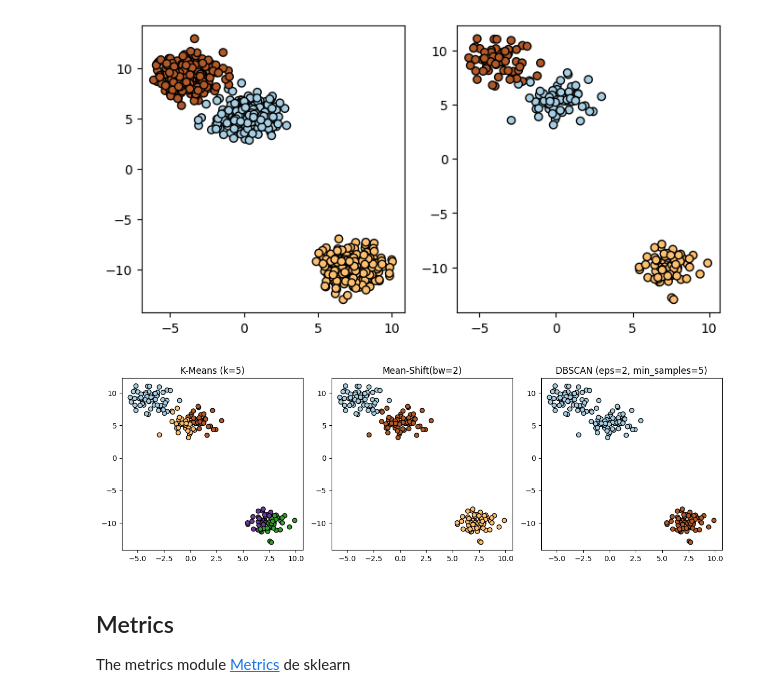
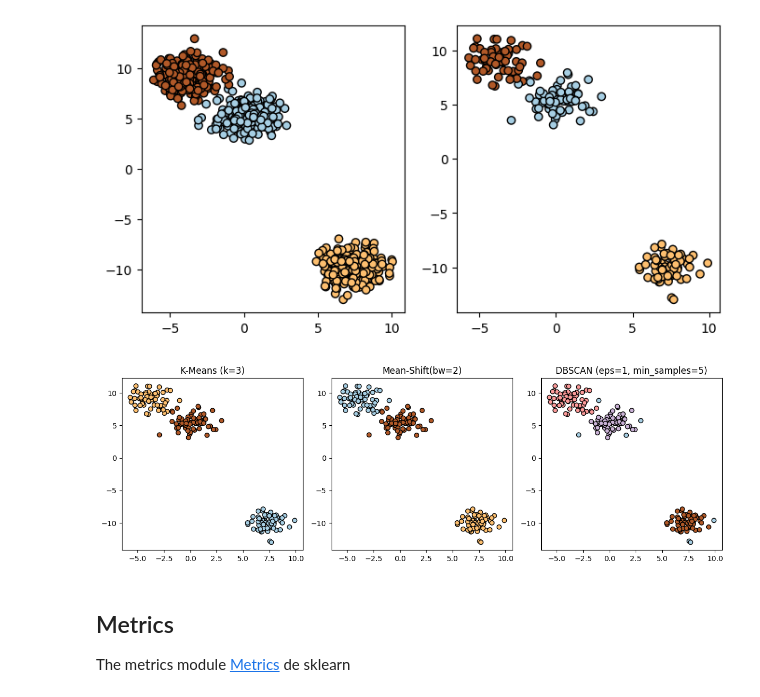
Before and after one commit to brahiangiraldo/machine_learning, a Jupyter notebook: Sem_07/Clustering_Metrics.ipynb, the cells around one changed output. Saved outputs shown, nothing was run; the diff lists cells and outputs as text; code cells hidden in the pictures.

```diff
--- a/Sem_07/Clustering_Metrics.ipynb
+++ b/Sem_07/Clustering_Metrics.ipynb
@@ -25,36 +25,36 @@ plt.show()
 # %%
 # import decision boundaries function
 # %%
-models = [ KMeans(n_clusters= 5) ,
+models = [ KMeans(n_clusters= 3) ,
          MeanShift(bandwidth= 2) ,
-         DBSCAN(eps= 2,min_samples= 5)]
+         DBSCAN(eps= 1,min_samples= 5)]
 
-model_names = ['K-Means (k=5)', 'Mean-Shift(bw=2)', 'DBSCAN (eps=2, min_samples=5)']
+model_names = ['K-Means (k=3)', 'Mean-Shift(bw=2)', 'DBSCAN (eps=1, min_samples=5)']
 
 _, axes = plt.subplots(1, len(model_names), figsize = (4*len(model_names), 4))
 predictions = {}
 
 # fit the model
 for model, model_name, ax in zip(models, model_names, axes):
     # Instance and train
     model.fit(X_train)
 
     # Predictions on train and test sets
-    if model_name == 'DBSCAN (eps=2, min_samples=5)':
+    if model_name == 'DBSCAN (eps=1, min_samples=5)':
         predictions[model_name] = model.fit_predict(X_test)
 
     else:
      predictions [model_name] = model.predict(X_test)
 
 
     # Plot everything
     ax.scatter(X_test[:, 0], X_test[:, 1], c = predictions[model_name], edgecolor = 'k', cmap = 'Paired')
     ax.set_title(model_name)
 
 plt.tight_layout()
 plt.show()
 # %% [output]
-[figure, old version]
+[figure, new version]
 # %% [markdown]
 ## Metrics
 
```
Also changed, not shown: parts of 1 cell of this notebook, 3 other files.
